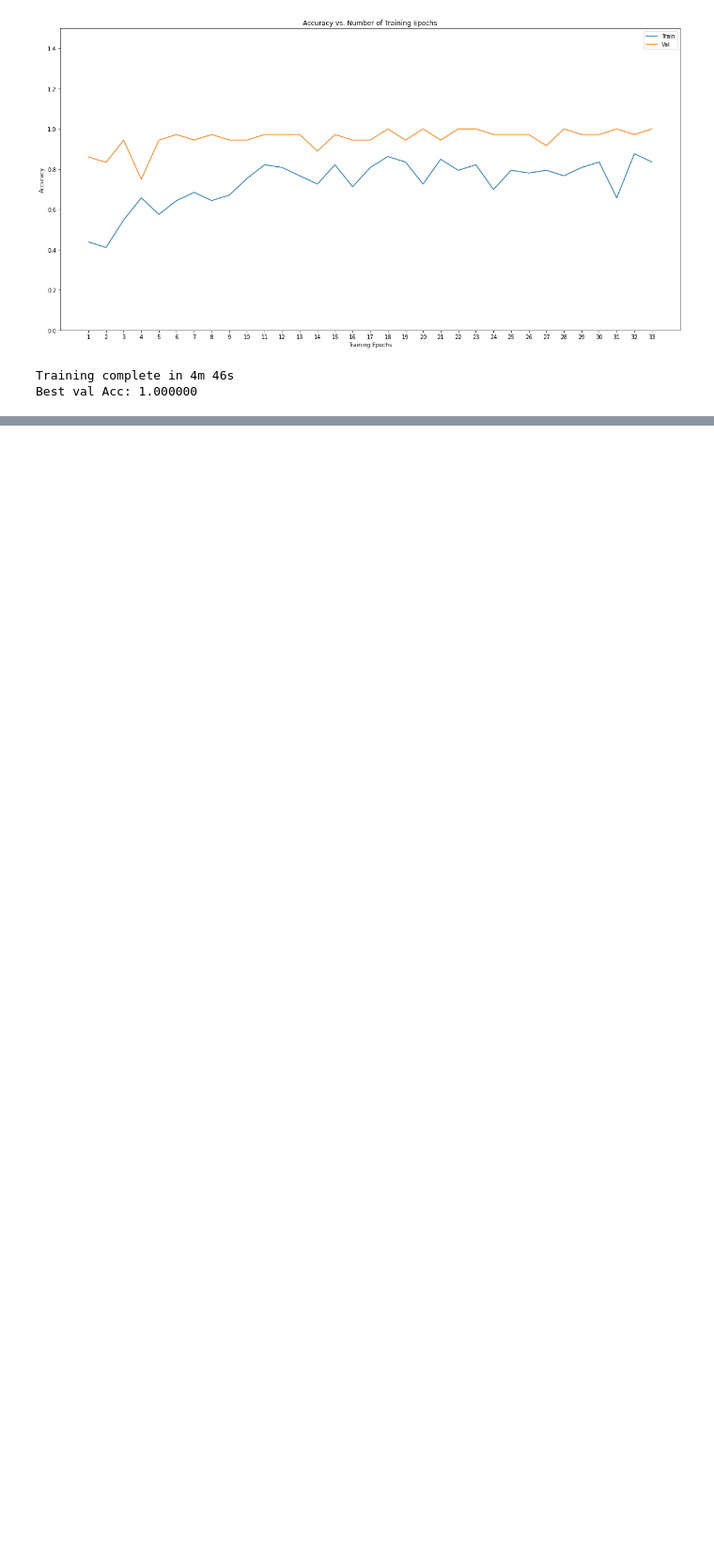
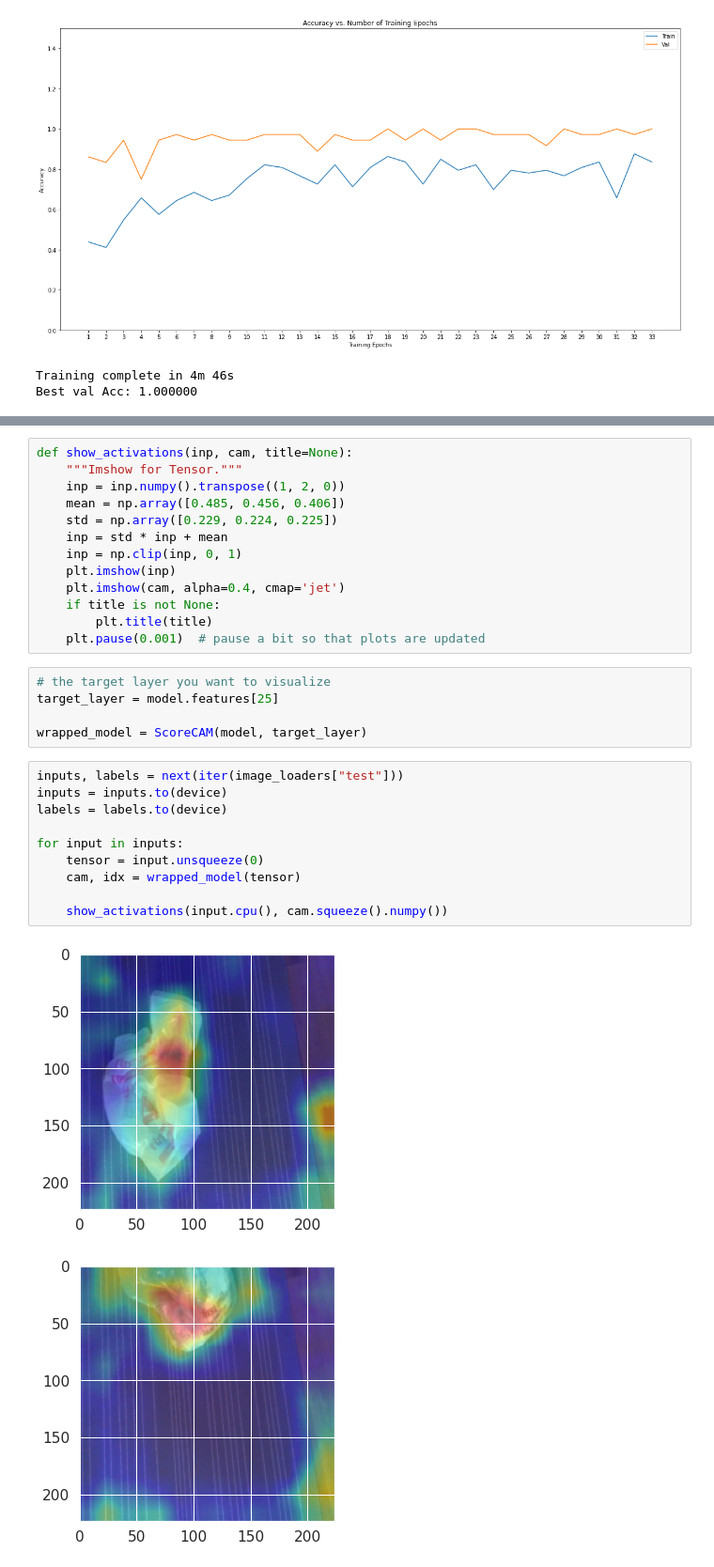
Before and after one commit to ricomnl/waste_bag_classifier, a Jupyter notebook: recycleye.ipynb, the cells around one changed output, grey strips where cells are left out. Shown at 94% size. Cells and saved outputs as stored; diff of their text form; blank space fills up the shorter version.

```diff
--- a/recycleye.ipynb
+++ b/recycleye.ipynb
@@ -586,0 +835,31 @@ Accuracy of the VGG on the 37 test images: 89.1891891891892
+# %%
+def show_activations(inp, cam, title=None):
+    """Imshow for Tensor."""
+    inp = inp.numpy().transpose((1, 2, 0))
+    mean = np.array([0.485, 0.456, 0.406])
+    std = np.array([0.229, 0.224, 0.225])
+    inp = std * inp + mean
+    inp = np.clip(inp, 0, 1)
+    plt.imshow(inp)
+    plt.imshow(cam, alpha=0.4, cmap='jet')
+    if title is not None:
+        plt.title(title)
+    plt.pause(0.001)  # pause a bit so that plots are updated
+# %%
+# the target layer you want to visualize
+target_layer = model.features[25]
+
+wrapped_model = ScoreCAM(model, target_layer)
+# %%
+inputs, labels = next(iter(image_loaders["test"]))
+inputs = inputs.to(device)
+labels = labels.to(device)
+
+for input in inputs:
+    tensor = input.unsqueeze(0)
+    cam, idx = wrapped_model(tensor)
+
+    show_activations(input.cpu(), cam.squeeze().numpy())
+# %% [output]
+[figure, added]
+[figure, added]
```
Also changed, not shown: parts of 13 cells of this notebook.
